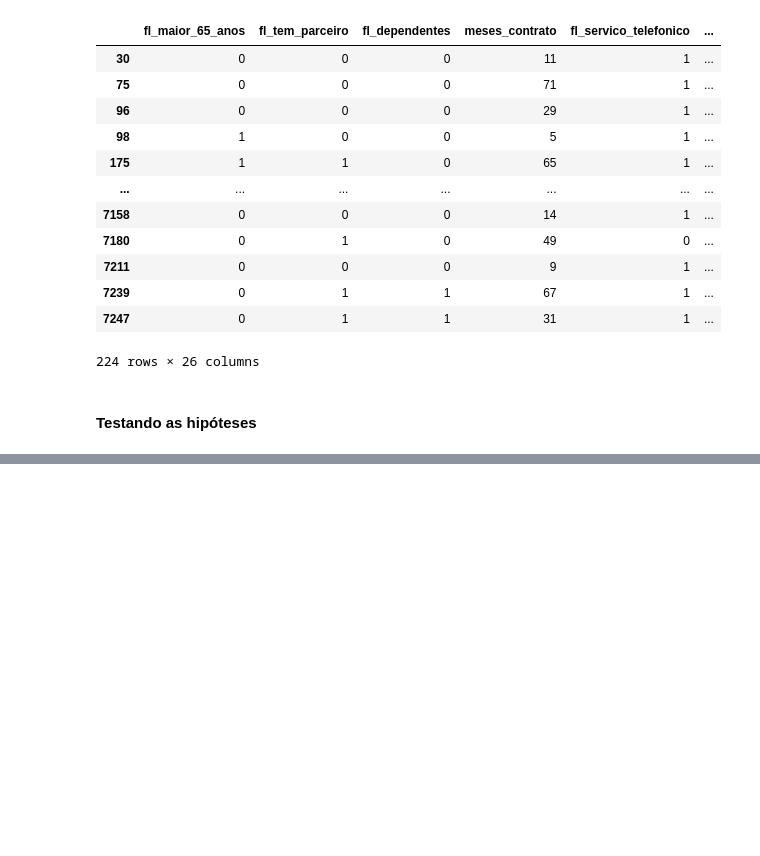
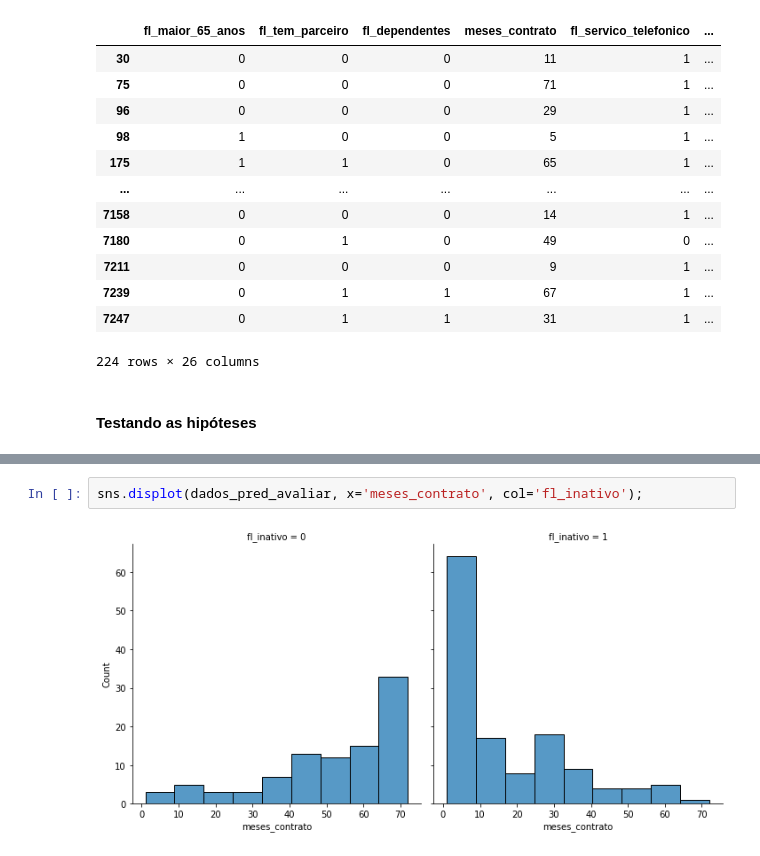
Before and after one commit to exata0mente/Challenge-Data-Science-Allura, a Jupyter notebook: Semana_3/Base de Dados - Machine Learning.ipynb, the cells around one changed output, grey strips where cells are left out. Drawn from its saved outputs; the diff is of its cells as text; blank space fills up the shorter version.

```diff
--- a/Semana_3/Base de Dados - Machine Learning.ipynb
+++ b/Semana_3/Base de Dados - Machine Learning.ipynb
@@ -444,0 +458,4 @@ Haviamos levanto a questão de que o churn
+# %%
+sns.displot(dados_pred_avaliar, x='meses_contrato', col='fl_inativo');
+# %% [output]
+[figure, added]
```
Also changed, not shown: parts of 14 cells of this notebook, 4 other files.
